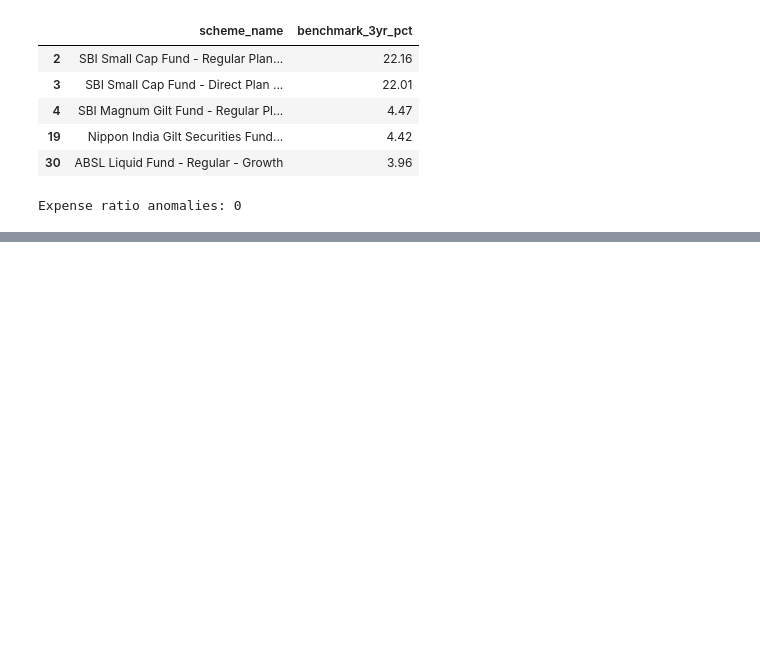
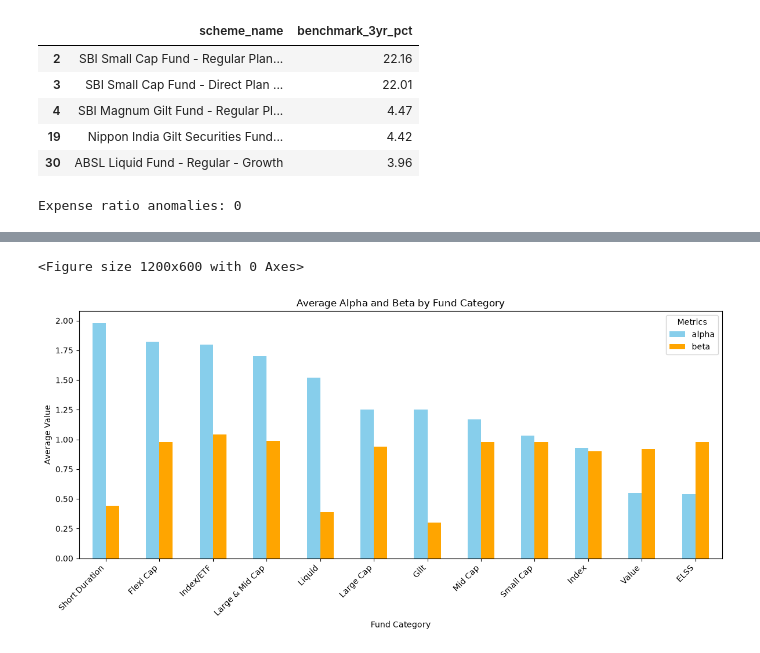
Before and after one commit to UnnimayaVAshok/my_projects, a Jupyter notebook: Capstone_project/notebooks/07_scheme_performance_analysis.ipynb, the cells around one changed output, grey strips where cells are left out. Cells and saved outputs as stored; diff of their text form; code cells hidden in the pictures; blank space fills up the shorter version.

```diff
--- a/Capstone_project/notebooks/07_scheme_performance_analysis.ipynb
+++ b/Capstone_project/notebooks/07_scheme_performance_analysis.ipynb
@@ -202,0 +471,10 @@ Expense ratio anomalies: 0
+# %%
+alpha_beta = (
+    df_07.groupby('category')
+    [['alpha', 'beta']]
+    .mean()
+    .round(2)
+    .sort_values('alpha', ascending=False)
+)
+
+display(alpha_beta)
@@ -202,0 +508,21 @@ Expense ratio anomalies: 0
+# %%
+plt.figure(figsize=(12, 6))
+
+alpha_beta.plot(
+    kind='bar',
+    figsize=(12, 6),
+    color=['skyblue', 'orange']
+)
+
+plt.title('Average Alpha and Beta by Fund Category')
+plt.xlabel('Fund Category')
+plt.ylabel('Average Value')
+plt.xticks(rotation=45, ha='right')
+plt.legend(title='Metrics')
+plt.tight_layout()
+
+plt.savefig('../reports/plots/alpha_beta_by_category.png')
+plt.show()
+# %% [output]
+<Figure size 1200x600 with 0 Axes>
+[figure, added]
```
Also changed, not shown: parts of 52 cells of this notebook, 33 other files.
